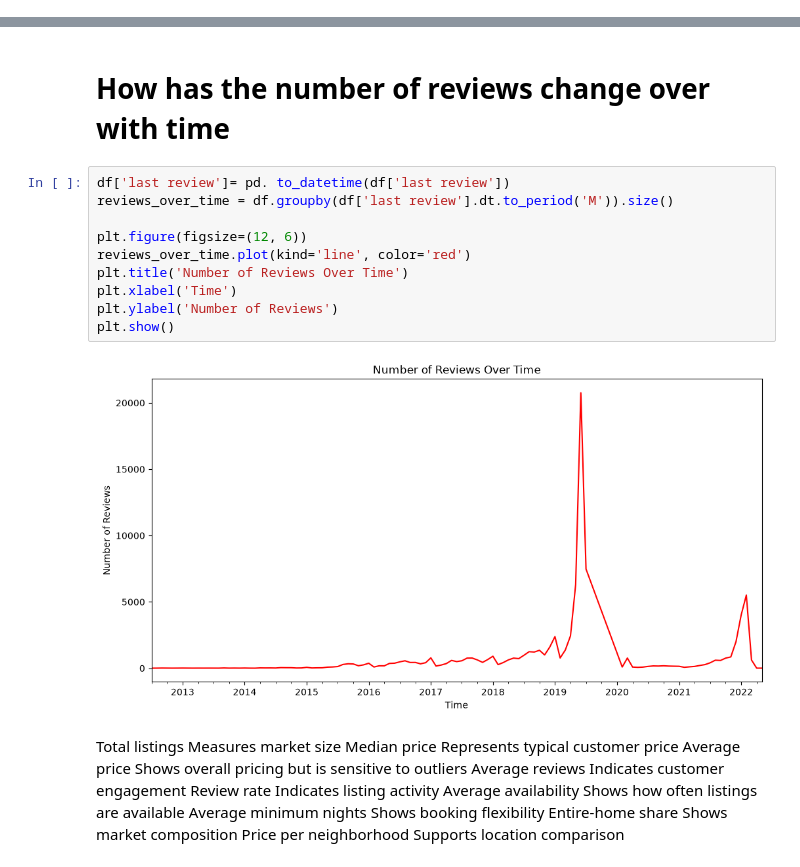
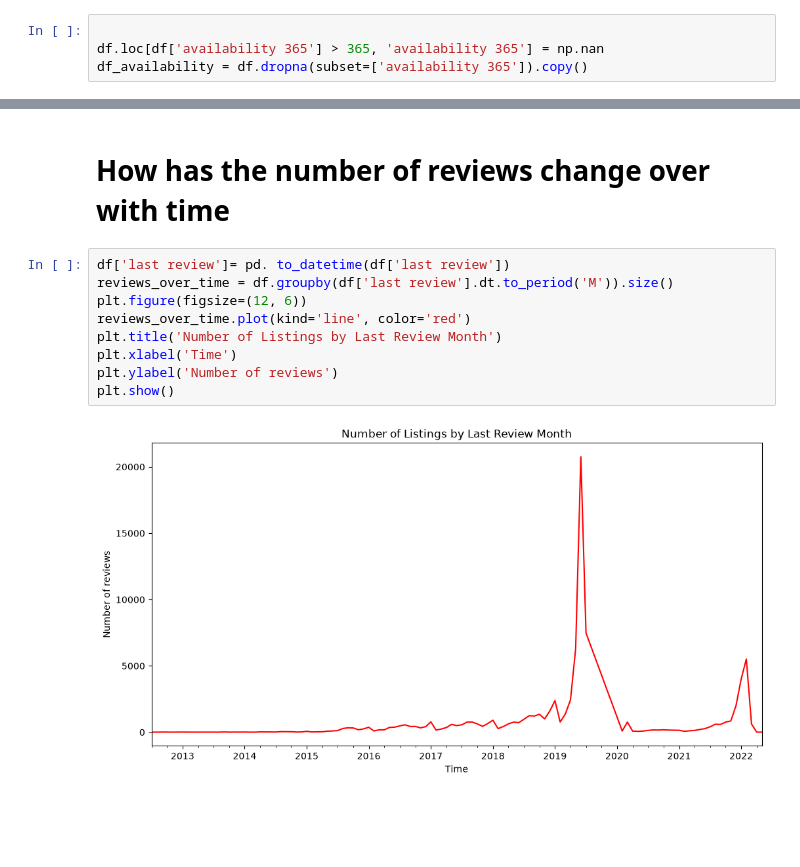
Before and after one commit to paraneankita-jpg/Airbnb_DataAnalysis, a Jupyter notebook: Analysis.ipynb, the cells around one changed output, grey strips where cells are left out. Saved outputs shown, nothing was run; the diff lists cells and outputs as text; blank space fills up the shorter version.

```diff
--- a/Analysis.ipynb
+++ b/Analysis.ipynb
@@ -126,6 +126,10 @@ calculated host listings count        0
 availability 365                      0
 last review_missing                   0
 dtype: int64
+# %%
+
+df.loc[df['availability 365'] > 365, 'availability 365'] = np.nan
+df_availability = df.dropna(subset=['availability 365']).copy()
 # %%
 df.head()
 # %% [output]
@@ -270,22 +274,11 @@ plt.show()
 # %%
 df['last review']= pd. to_datetime(df['last review'])
 reviews_over_time = df.groupby(df['last review'].dt.to_period('M')).size()
-
 plt.figure(figsize=(12, 6))
 reviews_over_time.plot(kind='line', color='red')
-plt.title('Number of Reviews Over Time')
+plt.title('Number of Listings by Last Review Month')
 plt.xlabel('Time')
-plt.ylabel('Number of Reviews')
+plt.ylabel('Number of reviews')
 plt.show()
 # %% [output]
-[figure, old version]
+[figure, new version]
-# %% [markdown]
-Total listings	Measures market size
-Median price	Represents typical customer price
-Average price	Shows overall pricing but is sensitive to outliers
-Average reviews	Indicates customer engagement
-Review rate	Indicates listing activity
-Average availability	Shows how often listings are available
-Average minimum nights	Shows booking flexibility
-Entire-home share	Shows market composition
-Price per neighborhood	Supports location comparison
```
Also changed, not shown: parts of 4 cells of this notebook.
